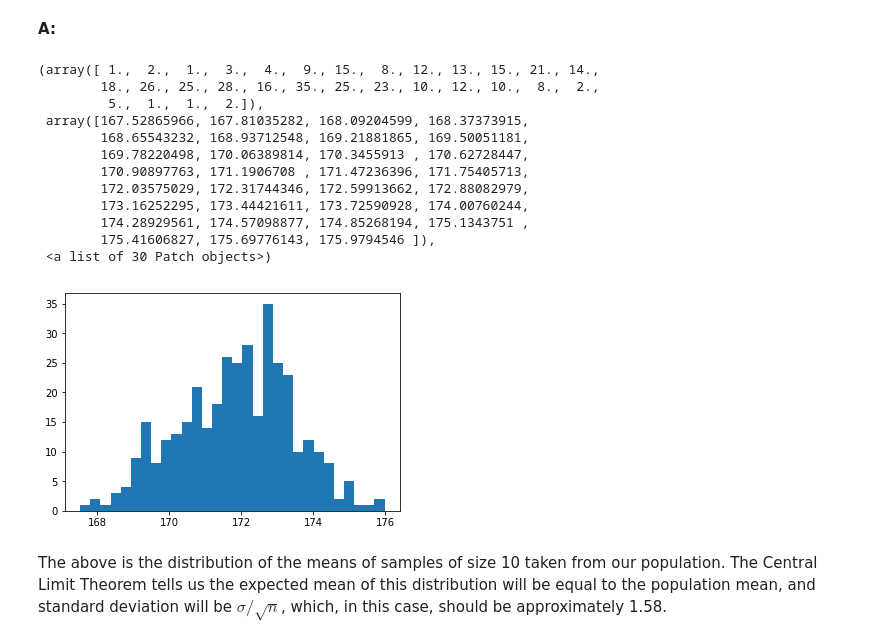
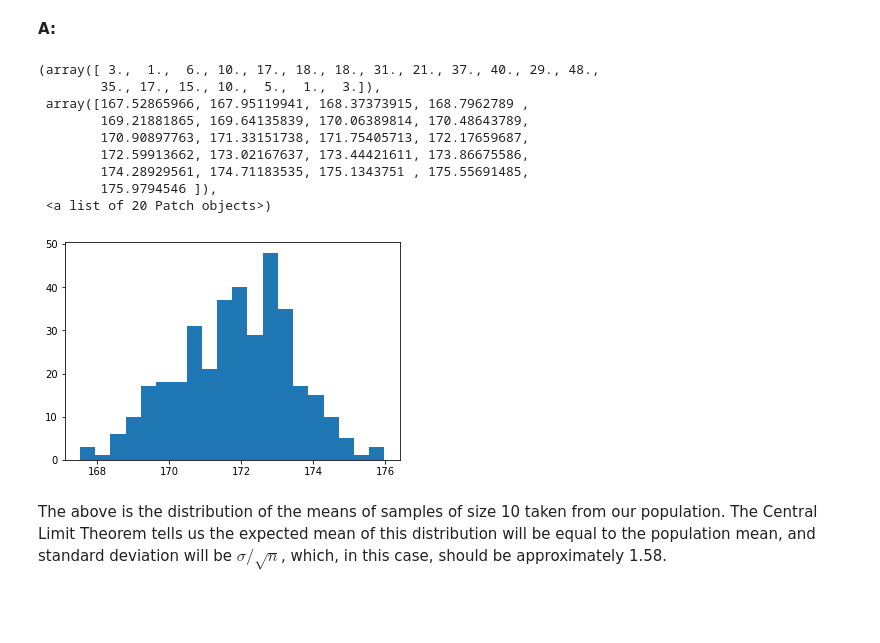
Before and after one commit to y-fawzy/Springboard_Projects, a Jupyter notebook: Frequentist Statistics/inferential_statistics_frequentist_mini-projects6.28.19/inferential_statistics_1a-Q6.25.ipynb, the cells around one changed output. Saved outputs shown, nothing was run; the diff lists cells and outputs as text; code cells hidden in the pictures; blank space fills up the shorter version.

```diff
--- a/Frequentist Statistics/inferential_statistics_frequentist_mini-projects6.28.19/inferential_statistics_1a-Q6.25.ipynb
+++ b/Frequentist Statistics/inferential_statistics_frequentist_mini-projects6.28.19/inferential_statistics_1a-Q6.25.ipynb
@@ -194,21 +194,18 @@ seed(47)
 # take your samples here
 daily_means = [np.mean(townsfolk_sampler(10)) for i in range(365)]
 # %%
-plt.hist(daily_means, bins=30)
+plt.hist(daily_means, bins=20)
 # %% [output]
-(array([ 1.,  2.,  1.,  3.,  4.,  9., 15.,  8., 12., 13., 15., 21., 14.,
-        18., 26., 25., 28., 16., 35., 25., 23., 10., 12., 10.,  8.,  2.,
-         5.,  1.,  1.,  2.]),
- array([167.52865966, 167.81035282, 168.09204599, 168.37373915,
-        168.65543232, 168.93712548, 169.21881865, 169.50051181,
-        169.78220498, 170.06389814, 170.3455913 , 170.62728447,
-        170.90897763, 171.1906708 , 171.47236396, 171.75405713,
-        172.03575029, 172.31744346, 172.59913662, 172.88082979,
-        173.16252295, 173.44421611, 173.72590928, 174.00760244,
-        174.28929561, 174.57098877, 174.85268194, 175.1343751 ,
-        175.41606827, 175.69776143, 175.9794546 ]),
- <a list of 30 Patch objects>)
+(array([ 3.,  1.,  6., 10., 17., 18., 18., 31., 21., 37., 40., 29., 48.,
+        35., 17., 15., 10.,  5.,  1.,  3.]),
+ array([167.52865966, 167.95119941, 168.37373915, 168.7962789 ,
+        169.21881865, 169.64135839, 170.06389814, 170.48643789,
+        170.90897763, 171.33151738, 171.75405713, 172.17659687,
+        172.59913662, 173.02167637, 173.44421611, 173.86675586,
+        174.28929561, 174.71183535, 175.1343751 , 175.55691485,
+        175.9794546 ]),
+ <a list of 20 Patch objects>)
-[figure, old version]
+[figure, new version]
 # %% [markdown]
 The above is the distribution of the means of samples of size 10 taken from our population. The Central Limit Theorem tells us the expected mean of this distribution will be equal to the population mean, and standard deviation will be $\sigma / \sqrt n$, which, in this case, should be approximately 1.58.
 # %% [markdown]
```
Also changed, not shown: parts of 19 cells of this notebook, 4 other files.
